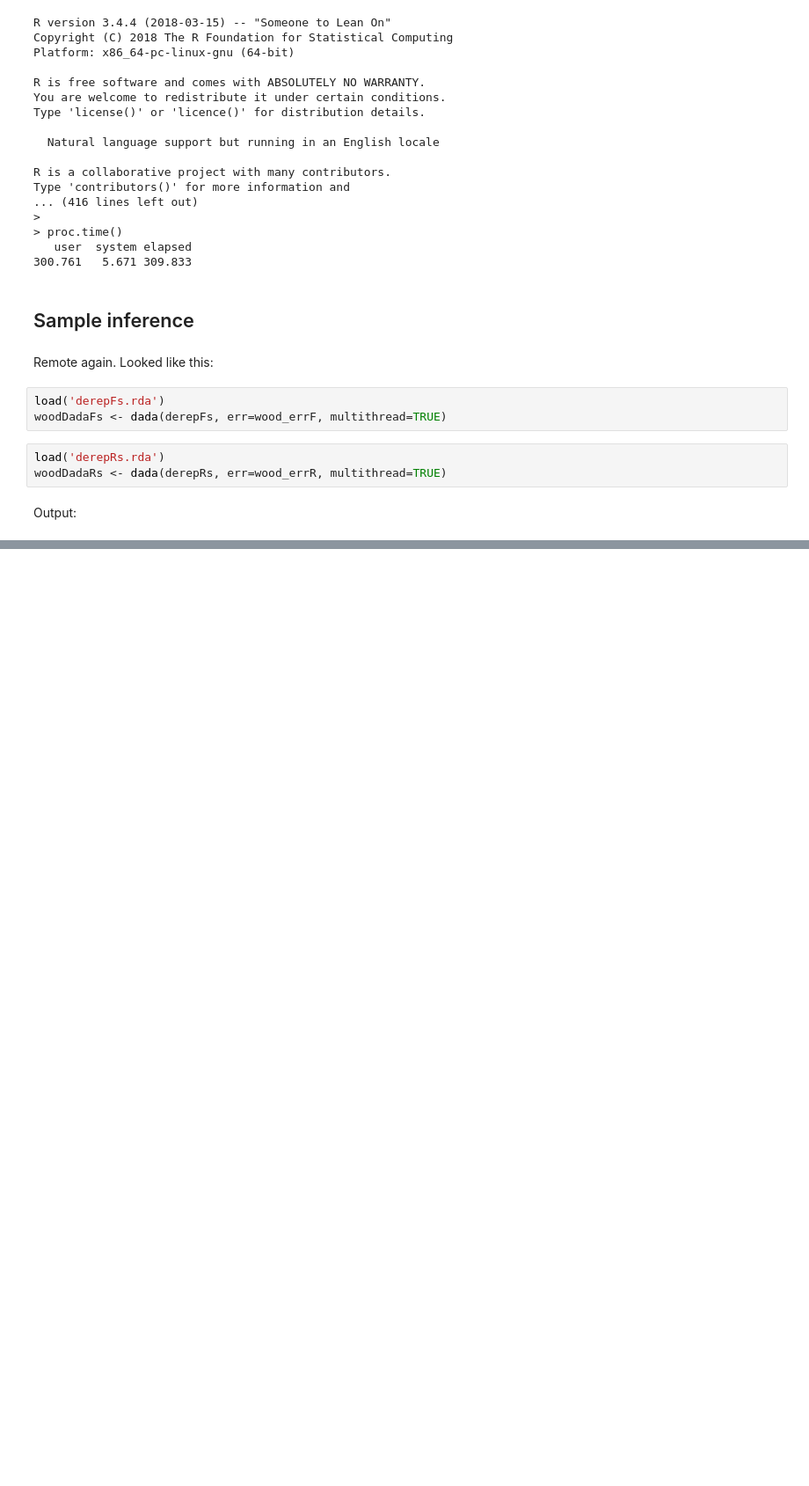
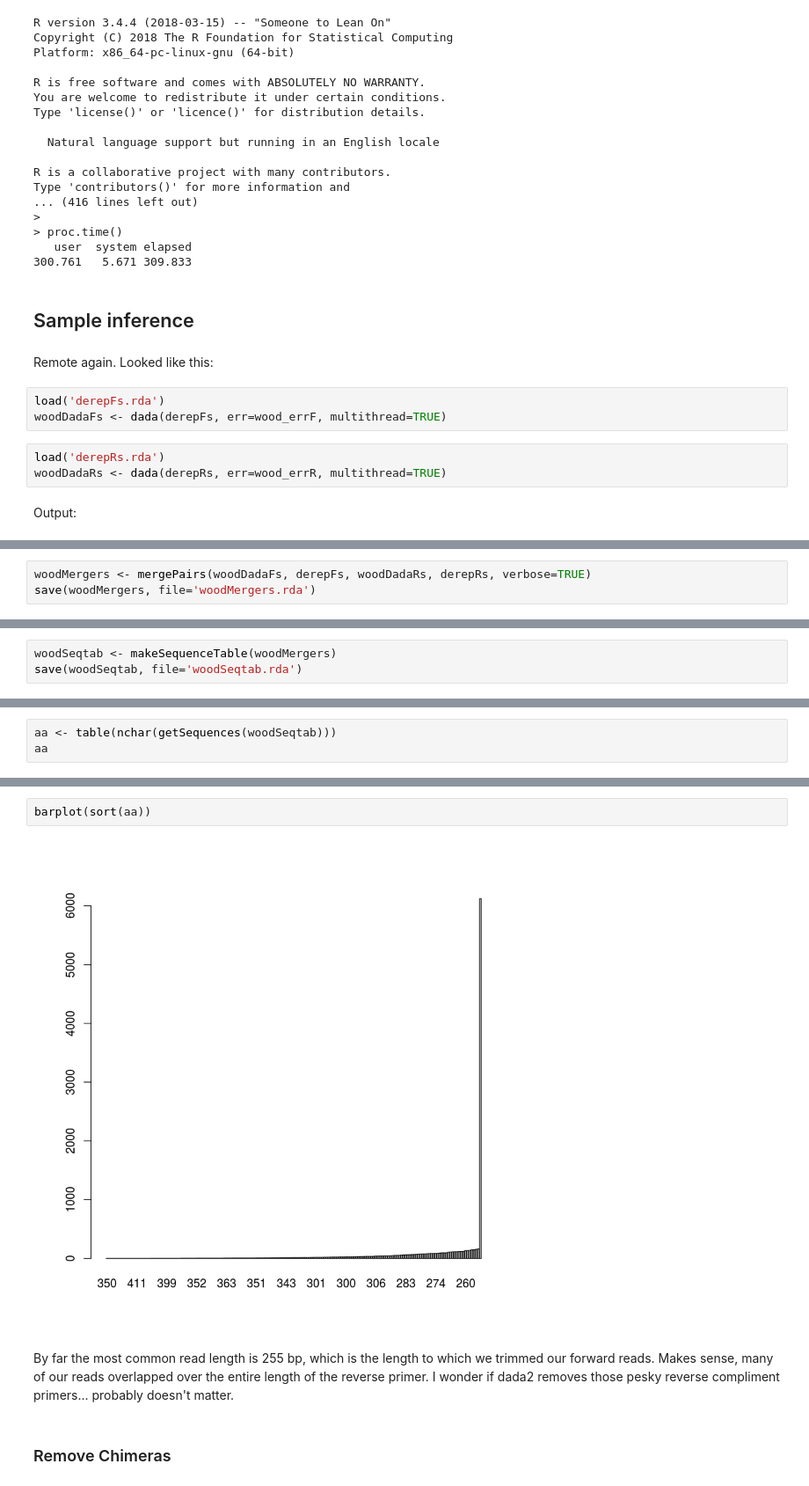
Before and after one commit to danchurch/taiwan_dada2, a Jupyter notebook: dada2pipeline.ipynb, the cells around one changed output, grey strips where cells are left out. Shown at 88% size. Cells and saved outputs as stored; diff of their text form; blank space fills up the shorter version.

```diff
--- a/dada2pipeline.ipynb
+++ b/dada2pipeline.ipynb
@@ -1559,0 +1609,3 @@ Output:
+# %%
+woodMergers <- mergePairs(woodDadaFs, derepFs, woodDadaRs, derepRs, verbose=TRUE)
+save(woodMergers, file='woodMergers.rda')
@@ -1559,0 +1674,3 @@ Output:
+# %%
+woodSeqtab <- makeSequenceTable(woodMergers)
+save(woodSeqtab, file='woodSeqtab.rda')
@@ -1559,0 +1685,3 @@ Output:
+# %%
+aa <- table(nchar(getSequences(woodSeqtab)))
+aa
@@ -1559,0 +1706,9 @@ Output:
+# %%
+barplot(sort(aa))
+# %% [output]
+[figure, added]
+# %% [markdown]
+By far the most common read length is 255 bp, which is the length to which we trimmed our forward reads. Makes sense, many of our reads overlapped over the entire length of the reverse primer. I wonder if dada2 removes those pesky reverse compliment primers... probably doesn't matter.
+# %% [markdown]
+<a id='woodChimeras'></a>
+<h3>Remove Chimeras</h3>
```
Also changed, not shown: parts of 23 cells of this notebook, 4 other files.
